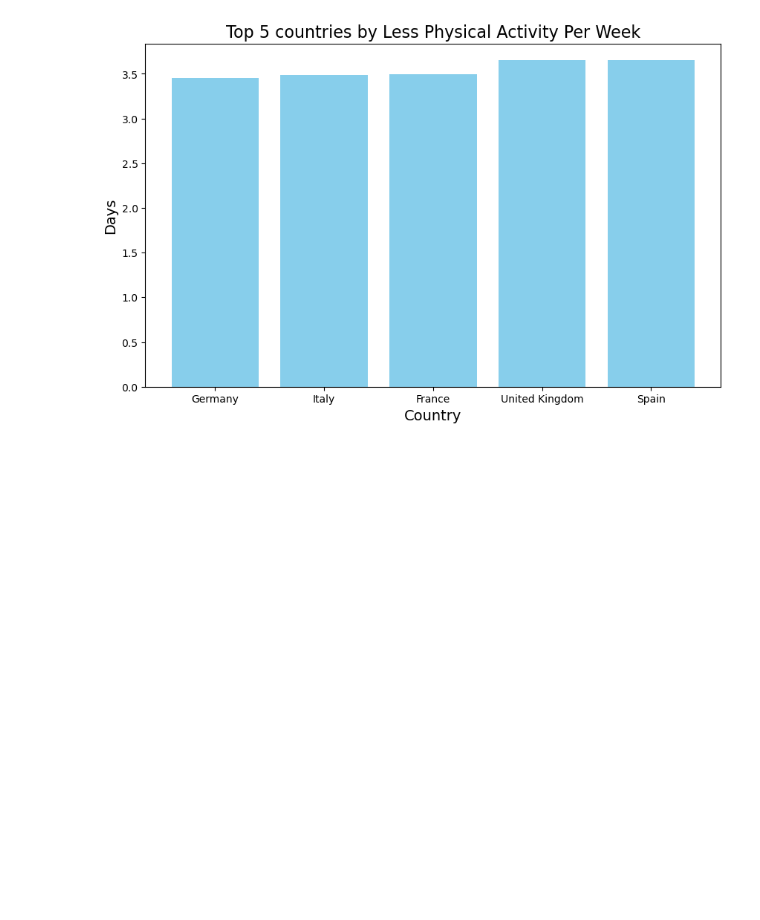
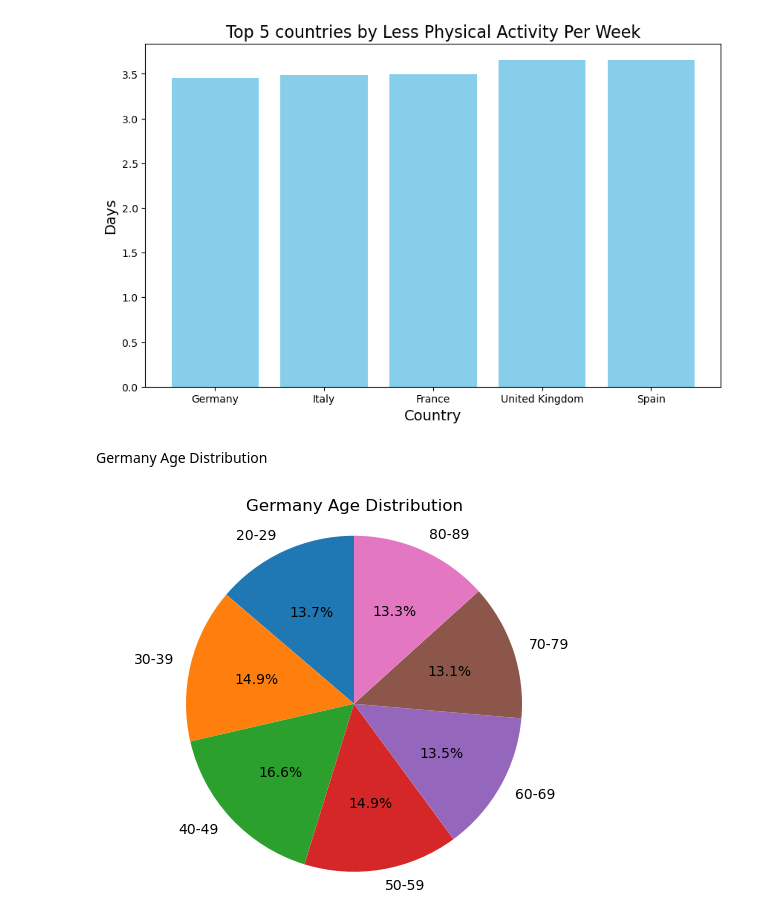
Before and after one commit to AlejandroAlegrePinilla/FitRing, a Jupyter notebook: main.ipynb, the cells around one changed output. Saved outputs shown, nothing was run; the diff lists cells and outputs as text; code cells hidden in the pictures; blank space fills up the shorter version.

```diff
--- a/main.ipynb
+++ b/main.ipynb
@@ -84,3 +86,18 @@ plot_bar_without_values(top_5_sedentary_hours_per_day, "country", "sedentary_hou
 plot_bar_without_values(top_5_physical_activity_days_per_week, "country", "physical_activity_days_per_week", "Top 5 countries by Less Physical Activity Per Week", "Country", "Days")
 # %% [output]
 [figure]
+# %% [markdown]
+Germany Age Distribution
+# %%
+age_bins = [20, 29, 39, 49, 59, 69, 79, 89]
+age_labels = ['20-29', '30-39', '40-49', '50-59', '60-69', '70-79', '80-89']
+
+df['age_group'] = pd.cut(df['age'], bins=age_bins, labels=age_labels, right=False)
+age_group_counts = df[df["country"] == "Germany"]['age_group'].value_counts().sort_index()
+
+plt.pie(age_group_counts, labels=age_group_counts.index, autopct='%1.1f%%', startangle=90)
+plt.axis('equal')
+plt.title('Germany Age Distribution')
+plt.show()
+# %% [output]
+[figure, added]
```
Also changed, not shown: parts of 12 cells of this notebook, 1 other file.
